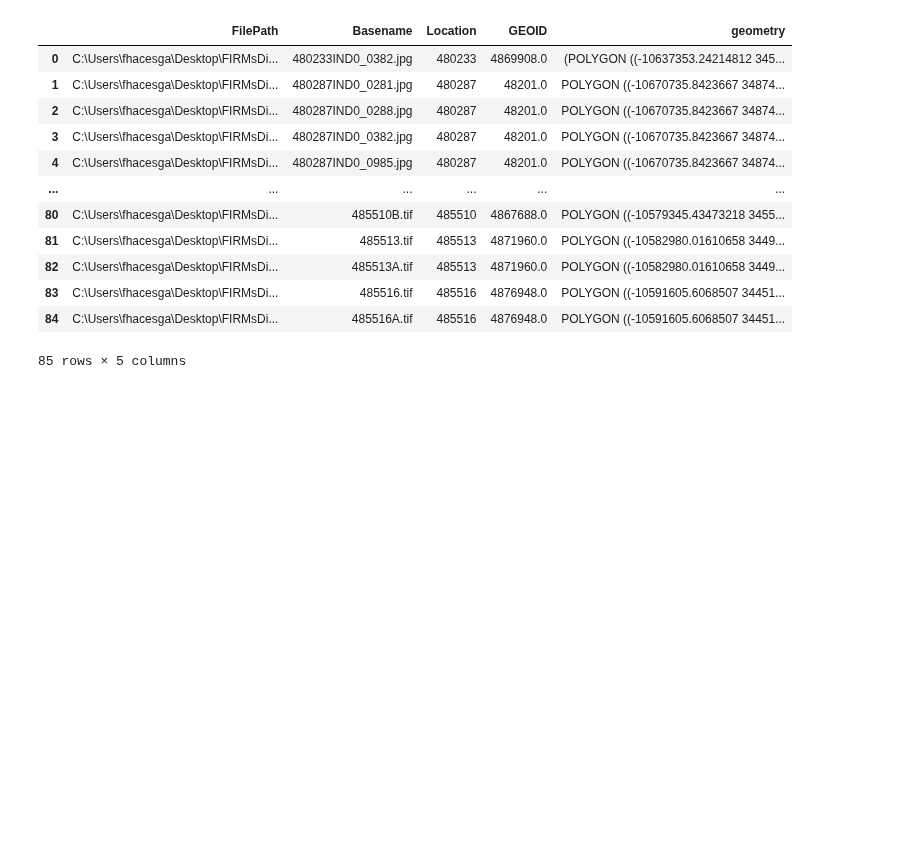
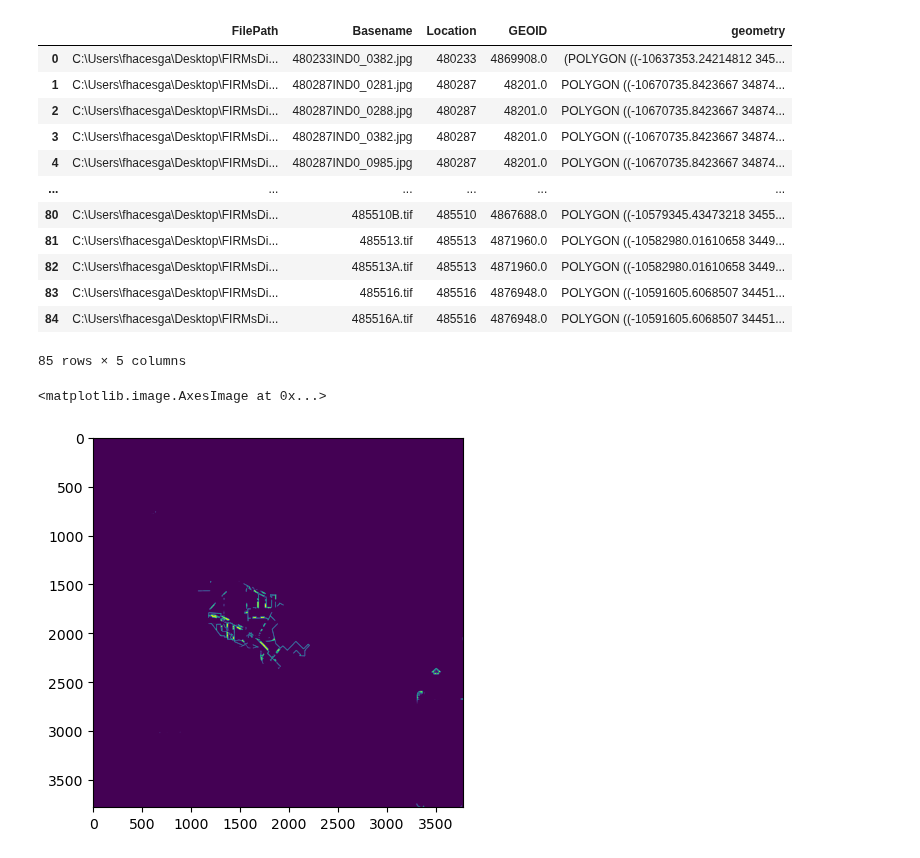
Before and after one commit to f-haces/RECTDNN, a Jupyter notebook: IndexGeorectification.ipynb, the cells around one changed output. Saved outputs shown, nothing was run; the diff lists cells and outputs as text; code cells hidden in the pictures; blank space fills up the shorter version.

```diff
--- a/IndexGeorectification.ipynb
+++ b/IndexGeorectification.ipynb
@@ -341,2 +357,7 @@ def FindGrid(classifications, effectiveArea, key, image_path, verbose=True):
+# %%
+plt.imshow(classifications[:, : ,1])
+# %% [output]
+<matplotlib.image.AxesImage at 0x...>
+[figure, added]
 # %%
 verbose = True
```
Also changed, not shown: parts of 8 cells of this notebook, 2 other files.
